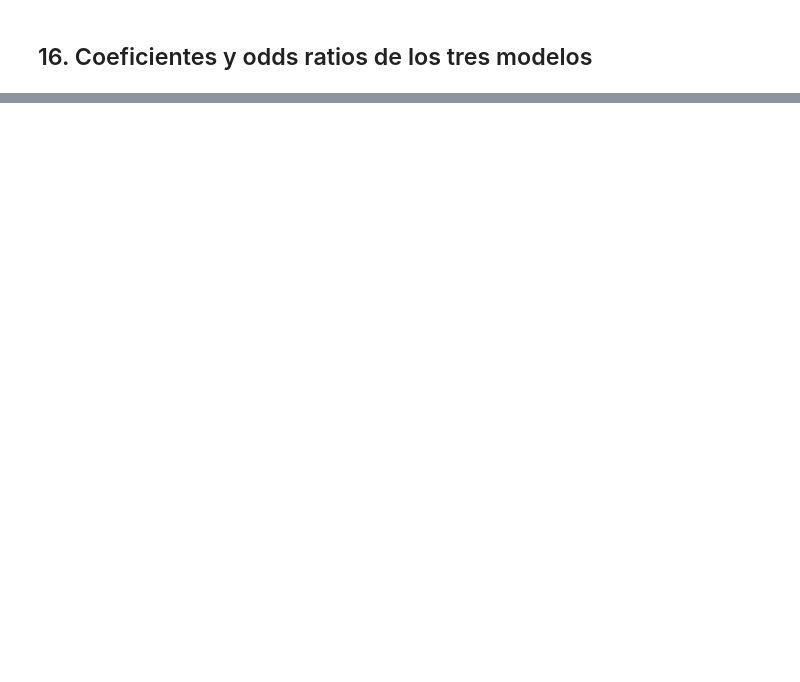
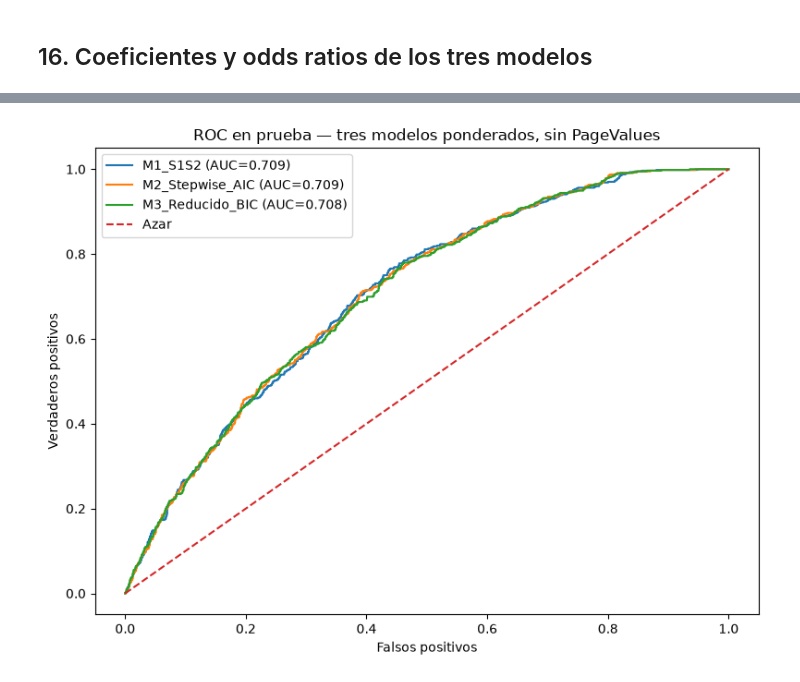
Before and after one commit to vedurancisterna-alt/Estadistica_Computacional, a Jupyter notebook: S3/S3_modelamiento_final.ipynb, the cells around one changed output, grey strips where cells are left out. Cells and saved outputs as stored; diff of their text form; code cells hidden in the pictures; blank space fills up the shorter version.

```diff
--- a/S3/S3_modelamiento_final.ipynb
+++ b/S3/S3_modelamiento_final.ipynb
@@ -783,14 +741,0 @@ Test:
-# %%
-plt.figure(figsize=(8,6))
-for nombre,(mod,vars_) in modelos.items():
-    p=mod.predict(sm.add_constant(Xte_all[vars_],has_constant="add"))
-    fpr,tpr,_=roc_curve(yte,p)
-    auc=roc_auc_score(yte,p)
-    plt.plot(fpr,tpr,label=f"{nombre} (AUC={auc:.3f})")
-plt.plot([0,1],[0,1],"--",label="Azar")
-plt.xlabel("Falsos positivos")
-plt.ylabel("Verdaderos positivos")
-plt.title("ROC — comparación de los tres modelos")
-plt.legend()
-plt.tight_layout()
-plt.show()
@@ -1321,0 +742,14 @@ Después de esta corrección metodológica, ejecutar **Restart Kernel → Run Al
+# %%
+modelos = {"M1_S1S2": (m1, M1_VARS), "M2_Stepwise_AIC": (m2, M2_VARS), "M3_Reducido_BIC": (m3, M3_VARS)}
+
+for nombre, (mod, vars_) in modelos.items():
+    ci = mod.conf_int()
+    tab = pd.DataFrame({
+        "Coef": mod.params,
+        "OR": np.exp(mod.params),
+        "IC95_OR_inf": np.exp(ci[0]),
+        "IC95_OR_sup": np.exp(ci[1]),
+        "p": mod.pvalues
+    })
+    print("\n", nombre, "| Variables:", vars_)
+    display(tab.round(4))
@@ -1321,0 +856,15 @@ Después de esta corrección metodológica, ejecutar **Restart Kernel → Run Al
+# %%
+plt.figure(figsize=(8,6))
+for nombre, (mod, vars_) in modelos.items():
+    p = predecir(mod, Xte_all, vars_)
+    fpr, tpr, _ = roc_curve(yte, p)
+    plt.plot(fpr, tpr, label=f"{nombre} (AUC={roc_auc_score(yte, p):.3f})")
+plt.plot([0,1], [0,1], "--", label="Azar")
+plt.xlabel("Falsos positivos")
+plt.ylabel("Verdaderos positivos")
+plt.title("ROC en prueba — tres modelos ponderados, sin PageValues")
+plt.legend()
+plt.tight_layout()
+plt.show()
+# %% [output]
+[figure, added]
```
Also changed, not shown: parts of 77 cells of this notebook.
